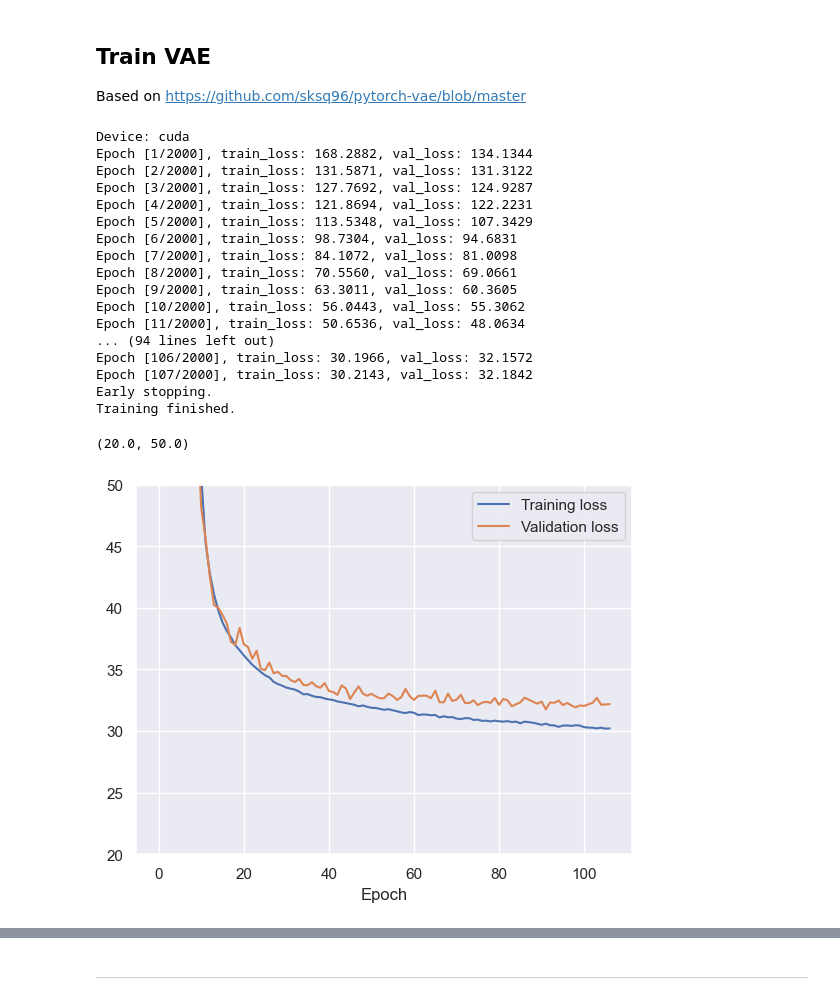
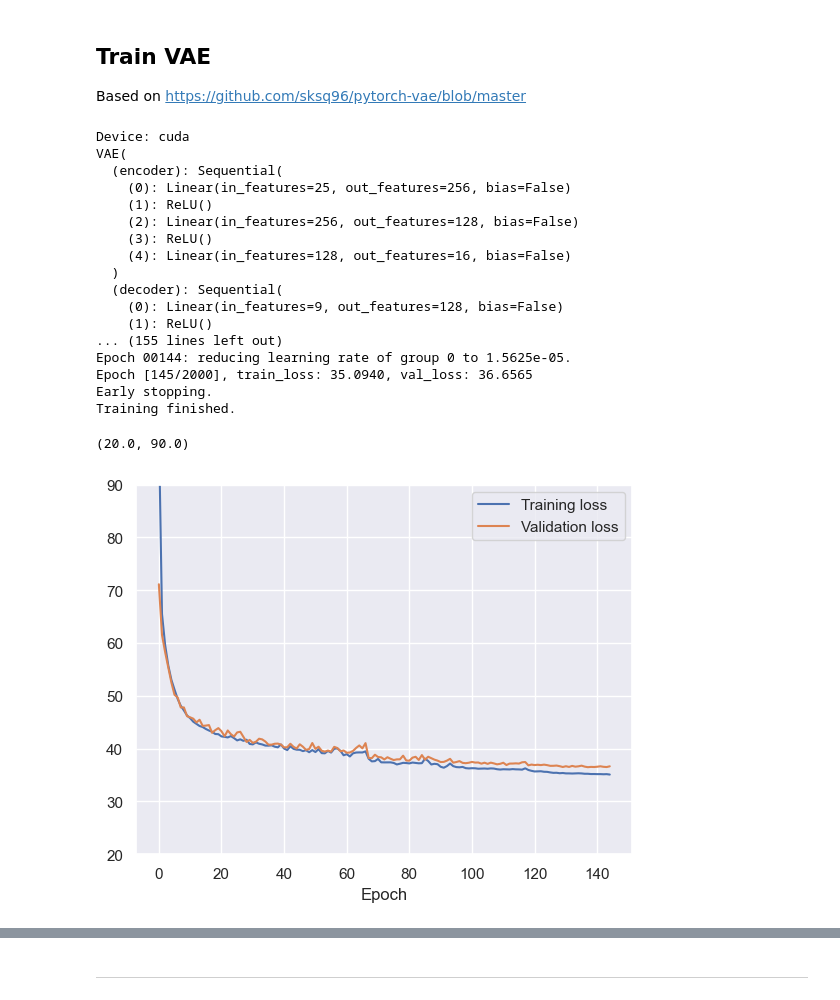
Before and after one commit to JuanJoseZapata/curriculum_learning_ws, a Jupyter notebook: scripts/VAE/CarRacing/VAE_CarRacing.ipynb, the cells around one changed output, grey strips where cells are left out. Saved outputs shown, nothing was run; the diff lists cells and outputs as text; code cells hidden in the pictures.

```diff
--- a/scripts/VAE/CarRacing/VAE_CarRacing.ipynb
+++ b/scripts/VAE/CarRacing/VAE_CarRacing.ipynb
@@ -463,29 +504,17 @@ class VAE(nn.Module):
         super(VAE, self).__init__()
 
         self.encoder = nn.Sequential(
-            nn.Linear(input_dim, hidden_dim),
+            nn.Linear(input_dim, hidden_dim, bias=False),
             nn.ReLU(),
-            nn.Linear(hidden_dim, hidden_dim//2),
+            nn.Linear(hidden_dim, hidden_dim//2, bias=False),
             nn.ReLU(),
-            nn.Linear(hidden_dim//2, hidden_dim//4),
-            nn.ReLU(),
-            nn.Linear(hidden_dim//4, hidden_dim//8),
-            nn.ReLU(),
-            nn.Linear(hidden_dim//8, hidden_dim//16),
-            nn.ReLU(),
-            nn.Linear(hidden_dim//16, latent_dim * 2)  # Two outputs for mean and variance
+            nn.Linear(hidden_dim//2, latent_dim * 2, bias=False)  # Two outputs for mean and variance
         )
 
         self.decoder = nn.Sequential(
-            nn.Linear(latent_dim + 1, hidden_dim//16),  # Add conditional input
+            nn.Linear(latent_dim + 1, hidden_dim//2, bias=False),  # Add conditional input
             nn.ReLU(),
-            nn.Linear(hidden_dim//16, hidden_dim//8),
-            nn.ReLU(),
-            nn.Linear(hidden_dim//8, hidden_dim//4),
-            nn.ReLU(),
-            nn.Linear(hidden_dim//4, hidden_dim//2),
-            nn.ReLU(),
-            nn.Linear(hidden_dim//2, hidden_dim),
+            nn.Linear(hidden_dim//2, hidden_dim, bias=False),
             nn.ReLU(),
             nn.Linear(hidden_dim, input_dim - 1),  # Remove conditional input
         )
@@ -524,6 +557,7 @@ def loss_function(x_hat, x, mu, logvar):
 # %%
 def train_vae(model, train_loader, val_loader, num_epochs=10, learning_rate=1e-4, early_stopping={'patience': 5, 'min_delta': 0.001}):
     optimizer = torch.optim.Adam(model.parameters(), lr=learning_rate)
+    scheduler = torch.optim.lr_scheduler.ReduceLROnPlateau(optimizer, 'min', patience=5, factor=0.5, verbose=True, min_lr=1e-6)
 
     loss_history = {'train_loss': [], 'val_loss': []}
     early_stop_counter = 0
@@ -591,6 +625,8 @@ def train_vae(model, train_loader, val_loader, num_epochs=10, learning_rate=1e-4
                 print('Early stopping.')
                 break
 
+        scheduler.step(val_loss)
+
     print('Training finished.')
 
     return loss_history
@@ -598,53 +634,56 @@ def train_vae(model, train_loader, val_loader, num_epochs=10, learning_rate=1e-4
 device = torch.device('cuda' if torch.cuda.is_available() else 'cpu')
 print(f"Device: {device}")
 
-input_dim = 12*2 + 1  # 12 control points + 1 complexity
-hidden_dim = 2048
-latent_dim = 12
+input_dim = 12*2 + 1  # 12 control points (x,y) + 1 conditional input
+hidden_dim = 256
+latent_dim = 8
 vae_model = VAE(input_dim, hidden_dim, latent_dim).to(device)
+
+print(vae_model)
+print(f'The model has {count_parameters(vae_model):,} trainable parameters')
 
 batch_size = 32
 num_epochs = 2_000
-early_stopping = {'patience': 15, 'min_delta': 0.005}
+early_stopping = {'patience': 15, 'min_delta': 0.05}
 
 # Data loader
 train_loader = DataLoader(train_dataset, batch_size=batch_size, shuffle=True)
-val_loader = DataLoader(val_dataset, batch_size=batch_size, shuffle=False)
+val_loader = DataLoader(val_dataset, batch_size=batch_size, shuffle=True)
 
 # Train VAE
 loss_history = train_vae(vae_model,
                         train_loader,
                         val_loader,
                         num_epochs=num_epochs,
-                        learning_rate=1e-4,
+                        learning_rate=1e-3,
                         early_stopping=early_stopping)
 # %% [output]
 Device: cuda
-Epoch [1/2000], train_loss: 168.2882, val_loss: 134.1344
-Epoch [2/2000], train_loss: 131.5871, val_loss: 131.3122
-Epoch [3/2000], train_loss: 127.7692, val_loss: 124.9287
-Epoch [4/2000], train_loss: 121.8694, val_loss: 122.2231
-Epoch [5/2000], train_loss: 113.5348, val_loss: 107.3429
-Epoch [6/2000], train_loss: 98.7304, val_loss: 94.6831
-Epoch [7/2000], train_loss: 84.1072, val_loss: 81.0098
-Epoch [8/2000], train_loss: 70.5560, val_loss: 69.0661
-Epoch [9/2000], train_loss: 63.3011, val_loss: 60.3605
-Epoch [10/2000], train_loss: 56.0443, val_loss: 55.3062
-Epoch [11/2000], train_loss: 50.6536, val_loss: 48.0634
-... (94 lines left out)
-Epoch [106/2000], train_loss: 30.1966, val_loss: 32.1572
-Epoch [107/2000], train_loss: 30.2143, val_loss: 32.1842
+VAE(
+  (encoder): Sequential(
+    (0): Linear(in_features=25, out_features=256, bias=False)
+    (1): ReLU()
+    (2): Linear(in_features=256, out_features=128, bias=False)
+    (3): ReLU()
+    (4): Linear(in_features=128, out_features=16, bias=False)
+  )
+  (decoder): Sequential(
+    (0): Linear(in_features=9, out_features=128, bias=False)
+    (1): ReLU()
+... (155 lines left out)
+Epoch 00144: reducing learning rate of group 0 to 1.5625e-05.
+Epoch [145/2000], train_loss: 35.0940, val_loss: 36.6565
 Early stopping.
 Training finished.
 # %%
 # Plot training and validation loss
 plt.plot(loss_history['train_loss'], label="Training loss")
 plt.plot(loss_history['val_loss'], label="Validation loss")
 plt.xlabel("Epoch")
 plt.legend()
-plt.ylim(20,50)
+plt.ylim(20,90)
 # %% [output]
-(20.0, 50.0)
+(20.0, 90.0)
-[figure, old version]
+[figure, new version]
 # %%
 # Save VAE model
```
Also changed, not shown: parts of 66 cells of this notebook.
